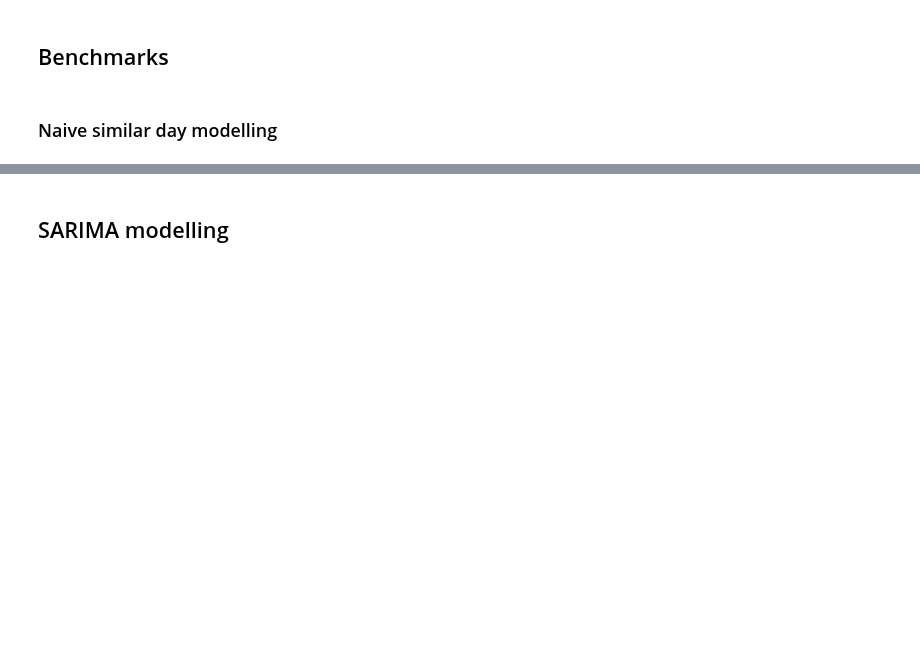
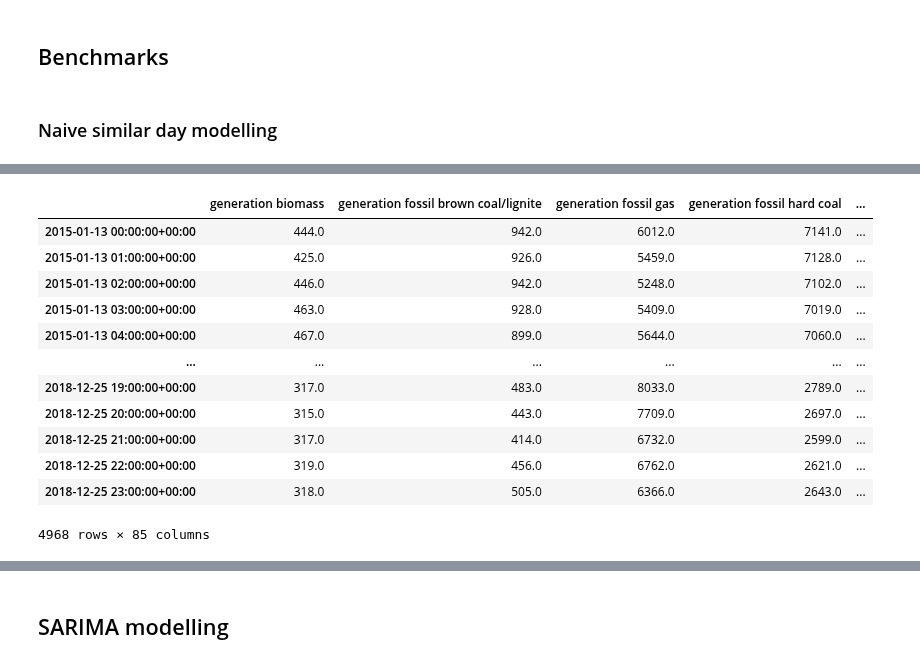
Before and after one commit to MiguelLoureiro98/EnergyForecasting, a Jupyter notebook: src/notebooks/hourly_forecasting/modelling.ipynb, the cells around one changed output, grey strips where cells are left out. Saved outputs shown, nothing was run; the diff lists cells and outputs as text; code cells hidden in the pictures; blank space fills up the shorter version.

```diff
--- a/src/notebooks/hourly_forecasting/modelling.ipynb
+++ b/src/notebooks/hourly_forecasting/modelling.ipynb
@@ -46,0 +42,5 @@ pd.concat([ser, weekday, hour], axis=1).loc[pd.concat([ser, weekday, hour], axis
+# %%
+tuesdays = copy_data.shift(24);
+wednesdays = copy_data.shift(48);
+thursdays = copy_data.shift(72);
+fridays = copy_data.shift(96);
@@ -46,0 +63,16 @@ pd.concat([ser, weekday, hour], axis=1).loc[pd.concat([ser, weekday, hour], axis
+# %%
+tuesdays.loc[tuesdays.weekday == 0].loc["2015-01-12":].replace({"weekday": 0}, 1)
+# %% [output]
+|  | generation biomass | generation fossil brown coal/lignite | generation fossil gas | generation fossil hard coal | ... |
+| 2015-01-13 00:00:00+00:00 | 444.0 | 942.0 | 6012.0 | 7141.0 | ... |
+| 2015-01-13 01:00:00+00:00 | 425.0 | 926.0 | 5459.0 | 7128.0 | ... |
+| 2015-01-13 02:00:00+00:00 | 446.0 | 942.0 | 5248.0 | 7102.0 | ... |
+| 2015-01-13 03:00:00+00:00 | 463.0 | 928.0 | 5409.0 | 7019.0 | ... |
+| 2015-01-13 04:00:00+00:00 | 467.0 | 899.0 | 5644.0 | 7060.0 | ... |
+| ... | ... | ... | ... | ... | ... |
+| 2018-12-25 19:00:00+00:00 | 317.0 | 483.0 | 8033.0 | 2789.0 | ... |
+| 2018-12-25 20:00:00+00:00 | 315.0 | 443.0 | 7709.0 | 2697.0 | ... |
+| 2018-12-25 21:00:00+00:00 | 317.0 | 414.0 | 6732.0 | 2599.0 | ... |
+| 2018-12-25 22:00:00+00:00 | 319.0 | 456.0 | 6762.0 | 2621.0 | ... |
+| 2018-12-25 23:00:00+00:00 | 318.0 | 505.0 | 6366.0 | 2643.0 | ... |
+4968 rows × 85 columns
```
Also changed, not shown: parts of 11 cells of this notebook, 1 other file.
